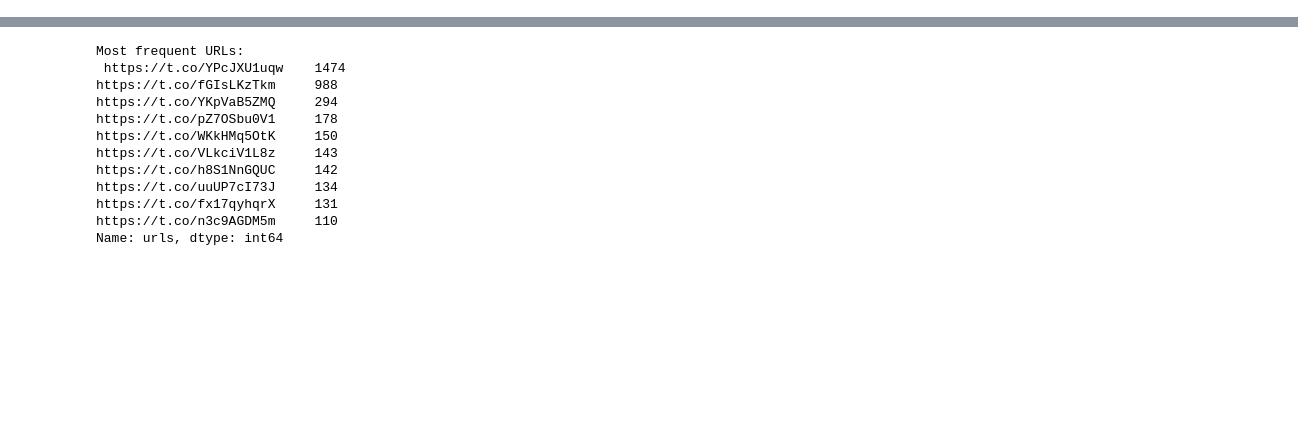
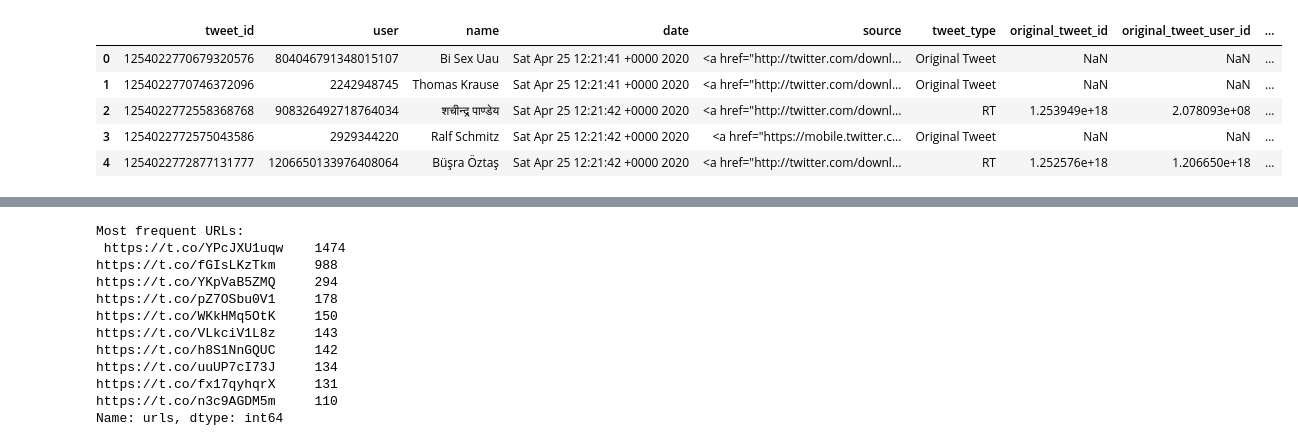
Before and after one commit to RU-Insane/Twitter-Search-Application, a Jupyter notebook: starter-code.ipynb, the cells around one changed output, grey strips where cells are left out. Saved outputs shown, nothing was run; the diff lists cells and outputs as text; code cells hidden in the pictures; blank space fills up the shorter version.

```diff
--- a/starter-code.ipynb
+++ b/starter-code.ipynb
@@ -31,2 +147,11 @@ df = pd.DataFrame(tweets)
+# %%
+df_t.head()
+# %% [output]
+|  | tweet_id | user | name | date | source | tweet_type | original_tweet_id | original_tweet_user_id | ... |
+| 0 | 1254022770679320576 | 804046791348015107 | Bi Sex Uau | Sat Apr 25 12:21:41 +0000 2020 | <a href="http://twitter.com/downl... | Original Tweet | NaN | NaN | ... |
+| 1 | 1254022770746372096 | 2242948745 | Thomas Krause | Sat Apr 25 12:21:41 +0000 2020 | <a href="http://twitter.com/downl... | Original Tweet | NaN | NaN | ... |
+| 2 | 1254022772558368768 | 908326492718764034 | शचीन्द्र पाण्डेय | Sat Apr 25 12:21:42 +0000 2020 | <a href="http://twitter.com/downl... | RT | 1.253949e+18 | 2.078093e+08 | ... |
+| 3 | 1254022772575043586 | 2929344220 | Ralf Schmitz | Sat Apr 25 12:21:42 +0000 2020 | <a href="https://mobile.twitter.c... | Original Tweet | NaN | NaN | ... |
+| 4 | 1254022772877131777 | 1206650133976408064 | Büşra Öztaş | Sat Apr 25 12:21:42 +0000 2020 | <a href="http://twitter.com/downl... | RT | 1.252576e+18 | 1.206650e+18 | ... |
 # %%
 # Print the total number of tweets collected
```
Also changed, not shown: parts of 18 cells of this notebook.
